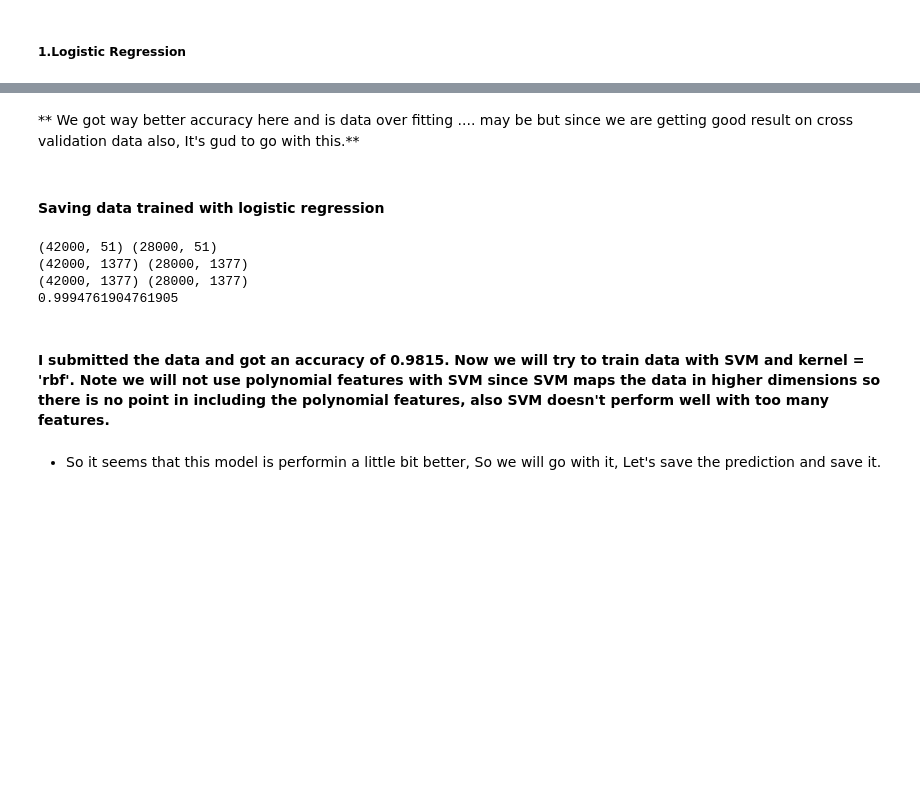
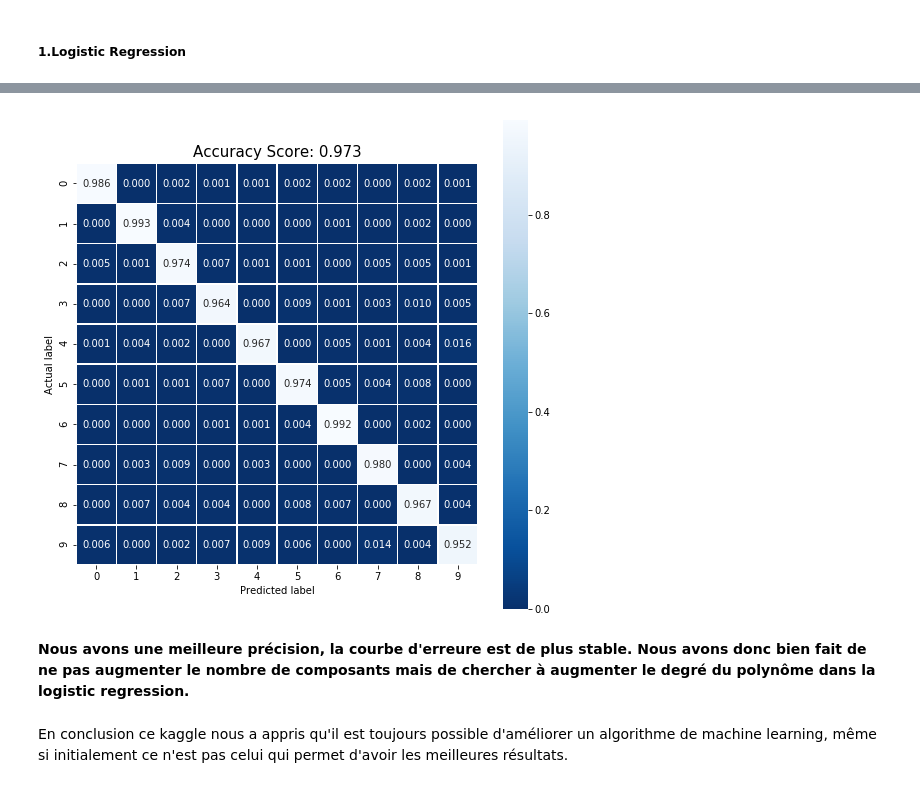
Before and after one commit to jnguyen1192/First-Kaggle-Notebook, a Jupyter notebook: kernel.ipynb, the cells around one changed output, grey strips where cells are left out. Drawn from its saved outputs; the diff is of its cells as text; code cells hidden in the pictures; blank space fills up the shorter version.

```diff
--- a/kernel.ipynb
+++ b/kernel.ipynb
@@ -385,11 +353,6 @@ La fonction train_test_split de la librairie sklearn permet d'obtenir nos donné
 
 def normalize(sigma2, mean2, X):
     X = (X-mean2)/sigma2
-    return X
-
-def PolynomialFeatures1(X):
-    X_2 = np.square(X)
-    X = np.column_stack((X, X_2))
     return X
 
 J1 = []
@@ -397,14 +360,22 @@ J2 = []
 
 ##Take n principal components
 def PrincipalComponents(n):
-    pca = PCA(n_components= n)
-    X_train1 = pca.fit_transform(X_train)
-    X_test1 = pca.transform(X_test)
+    pca = PCA(n_components= n) #Création du model à n composants
+    X_train1 = pca.fit_transform(X_train) #On adapte le modèle à X_train et on transforme X_train
+    X_test1 = pca.transform(X_test) #On n'adapte pas le modèle à X_test car on l'a déjà fait pour X_train
     return X_train1, X_test1
+
+def PrincipalComponentsWithoutRemovingVariance(n):
+    pca = PCA(n_components= n) #Création du model à n composants
+    X_train1 = pca.fit_transform(X_train_first) #On adapte le modèle à X_train et on transforme X_train
+    X_test1 = pca.transform(X_test_first) #On n'adapte pas le modèle à X_test car on l'a déjà fait pour X_train
+    return X_train1, X_test1
+
 
 ## Logistic Regression
 
 def LogisticRegression(X_train2, y_train2, X_test2, y_test2, penalty):
+    print(len(X_train2))
     print("penalty= ", penalty)
     regr = linear_model.LogisticRegression(solver='lbfgs',max_iter=1000, C=penalty)
     regr.fit(X_train2, y_train2)
@@ -609,47 +613,14 @@ penalty=  0.1
-# %% [markdown]
-** We got way better accuracy here and is data over  fitting .... may be but since we are getting good result on cross validation data also, It's gud to go with this.**
-# %% [markdown]
-#### Saving data trained with logistic regression
-# %%
-from sklearn.preprocessing import PolynomialFeatures
-# poly = PolynomialFeatures(include_bias = False)
-
-X1 = X.copy()
-Test1 = Test.copy()
-
-pca = PCA(n_components= 0.8388)
-X1 = pca.fit_transform(X1)
-Test1 = pca.transform(Test)
-
-print(X1.shape, Test1.shape)
-
-X1 = poly.fit_transform(X1)
-Test1 = poly.fit_transform(Test1)
-
-print(X1.shape, Test1.shape)
-
-sigma = np.std(X1, axis = 0)
-mean = np.mean(X1, axis = 0)
-
-X1 = normalize(sigma, mean, X1)
-Test1 = normalize(sigma , mean, Test1)
-print(X1.shape, Test1.shape)
-
-
-regr = linear_model.LogisticRegression(solver='lbfgs',max_iter=1000, C=0.1)
-regr.fit(X1, Y)
-score1 = regr.score(X1, Y)
-print(score1)
-Prediction = regr.predict(Test1)
-image_id = np.arange(1,Prediction.shape[0]+1)
-pd.DataFrame({"ImageId": image_id, "Label": Prediction}).to_csv('out_reg1.csv',
-                                                                      index=False, header=True)
-# %% [output]
-(42000, 51) (28000, 51)
-(42000, 1377) (28000, 1377)
-(42000, 1377) (28000, 1377)
-0.9994761904761905
-# %% [markdown]
-#### I submitted the data and got an accuracy of 0.9815. Now we will try to train data with SVM and kernel = 'rbf'. Note we will not use polynomial features with SVM since SVM maps the data in higher dimensions so there is no point in including the polynomial features, also SVM doesn't perform well with too many features.
-# %% [markdown]
-- So it seems that this model is performin a little bit better, So we will go with it, Let's save the prediction and save it.
+# %%
+plt.figure(figsize=(9,9))
+sns.heatmap(C_mean, annot=True, fmt=".3f", linewidths=.5, square = True, cmap = 'Blues_r');
+plt.ylabel('Actual label');
+plt.xlabel('Predicted label');
+all_sample_title = 'Accuracy Score: {:.3f}'.format(1 - J2.pop())
+plt.title(all_sample_title, size = 15);
+plt.savefig("confusion3.png")
+# %% [output]
+[figure, added]
+# %% [markdown]
+**Nous avons une meilleure précision, la courbe d'erreure est de plus stable. Nous avons donc bien fait de ne pas augmenter le nombre de composants mais de chercher à augmenter le degré du polynôme dans la logistic regression.**
+# %% [markdown]
+En conclusion ce kaggle nous a appris qu'il est toujours possible d'améliorer un algorithme de machine learning, même si initialement ce n'est pas celui qui permet d'avoir les meilleures résultats.
```
Also changed, not shown: parts of 38 cells of this notebook.
